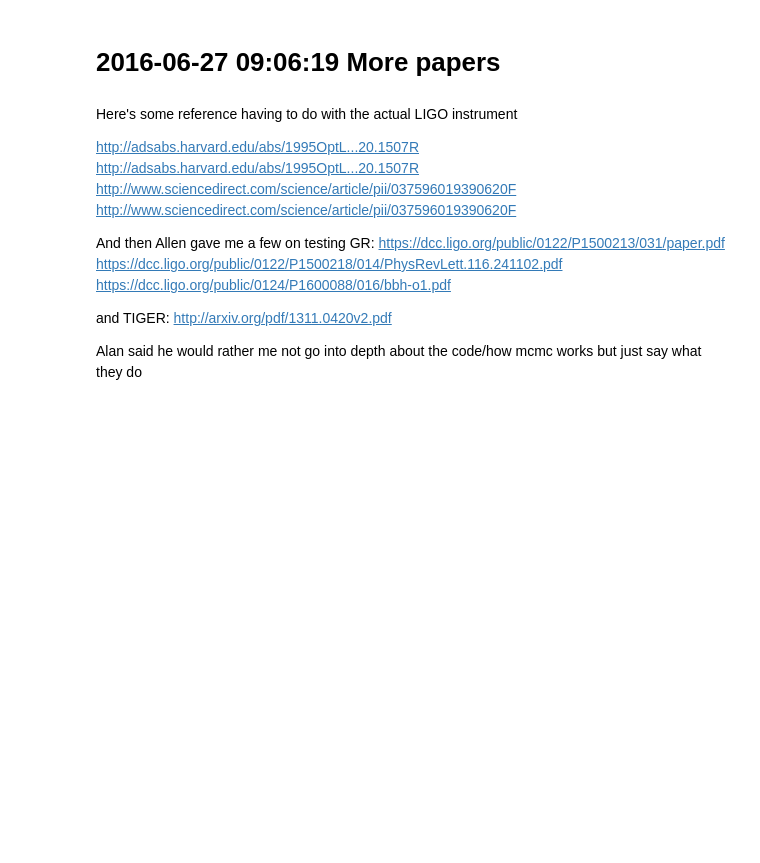
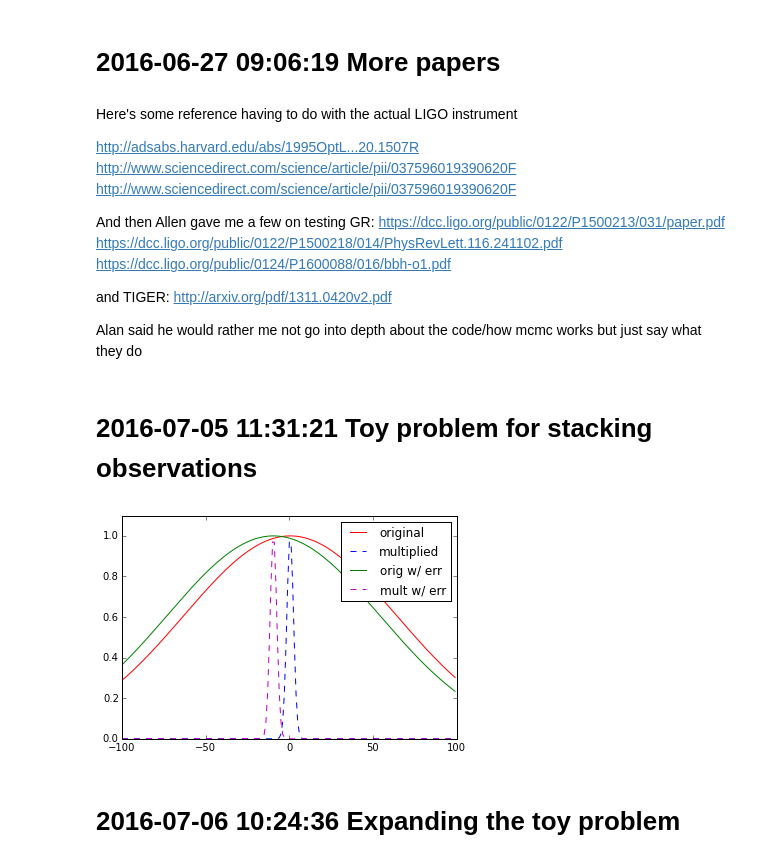
Before and after one commit to meljrose/LIGO, a Jupyter notebook: LIGO_workbook.ipynb, the cells around one changed output. Cells and saved outputs as stored; diff of their text form; code cells hidden in the pictures; blank space fills up the shorter version.

Commit message:
started toy problem #2

```diff
--- a/LIGO_workbook.ipynb
+++ b/LIGO_workbook.ipynb
@@ -488,7 +462,6 @@ matplotlib.pyplot.close("all")
 # %% [markdown]
 Here's some reference having to do with the actual LIGO instrument
 
-http://adsabs.harvard.edu/abs/1995OptL...20.1507R
 http://adsabs.harvard.edu/abs/1995OptL...20.1507R
 http://www.sciencedirect.com/science/article/pii/037596019390620F
 http://www.sciencedirect.com/science/article/pii/037596019390620F
@@ -502,3 +475,37 @@ and TIGER:
 http://arxiv.org/pdf/1311.0420v2.pdf
 
 Alan said he would rather me not go into depth about the code/how mcmc works but just say what they do
+# %% [markdown]
+# 2016-07-05 11:31:21 Toy problem for stacking observations
+# %%
+# generate gaussian with some width, multiply a few of them to see if the peak narrows
+
+freq = 0.1
+q = 10*4
+sigma_t = q/(2*np.pi*freq)
+sample_rate = 100
+t = np.arange(-sample_rate,sample_rate)
+
+
+t, gauss = gen_gaussian(t,sigma_t)
+n = 10**3
+multgauss = [g**n for g in gauss]
+plt.plot(t,gauss, 'r', label="original")
+plt.plot(t,multgauss, 'b', linestyle = "--",label="multiplied")
+
+# add a deliberate systematic error, multiply a few to see if the peak will not narrow
+err = -10
+_, err_gauss = gen_gaussian([i-err for i in t],sigma_t)
+err_multgauss = [g**n for g in err_gauss]
+plt.plot(t, err_gauss, 'g', label="orig w/ err")
+plt.plot(t, err_multgauss, 'm', linestyle = "--",label="mult w/ err")
+plt.ylim(0,1.1)
+
+plt.legend()
+plt.show()
+
+# yep
+# %% [output]
+[figure, added]
+# %% [markdown]
+# 2016-07-06 10:24:36 Expanding the toy problem
```
Also changed, not shown: parts of 18 cells of this notebook.
